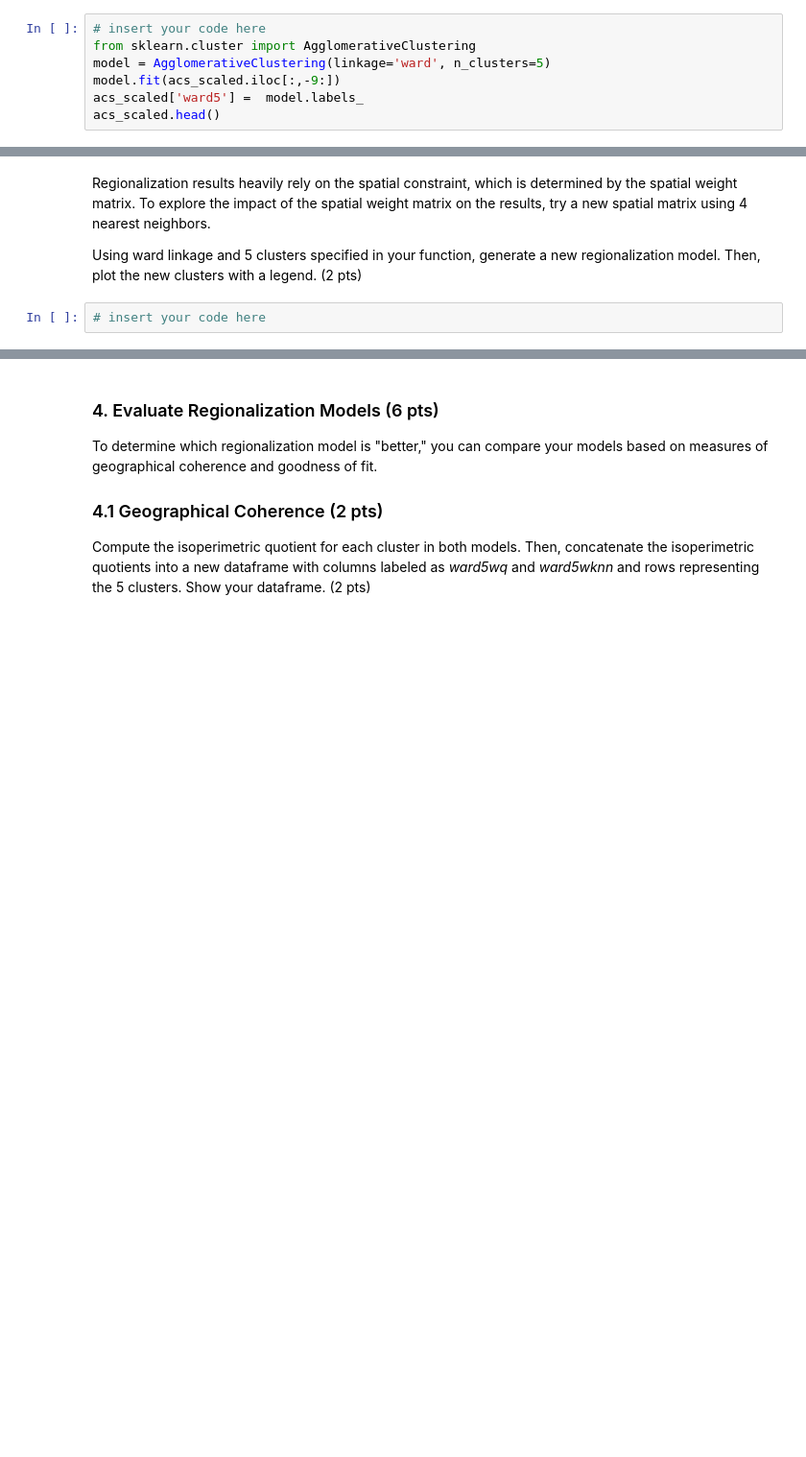
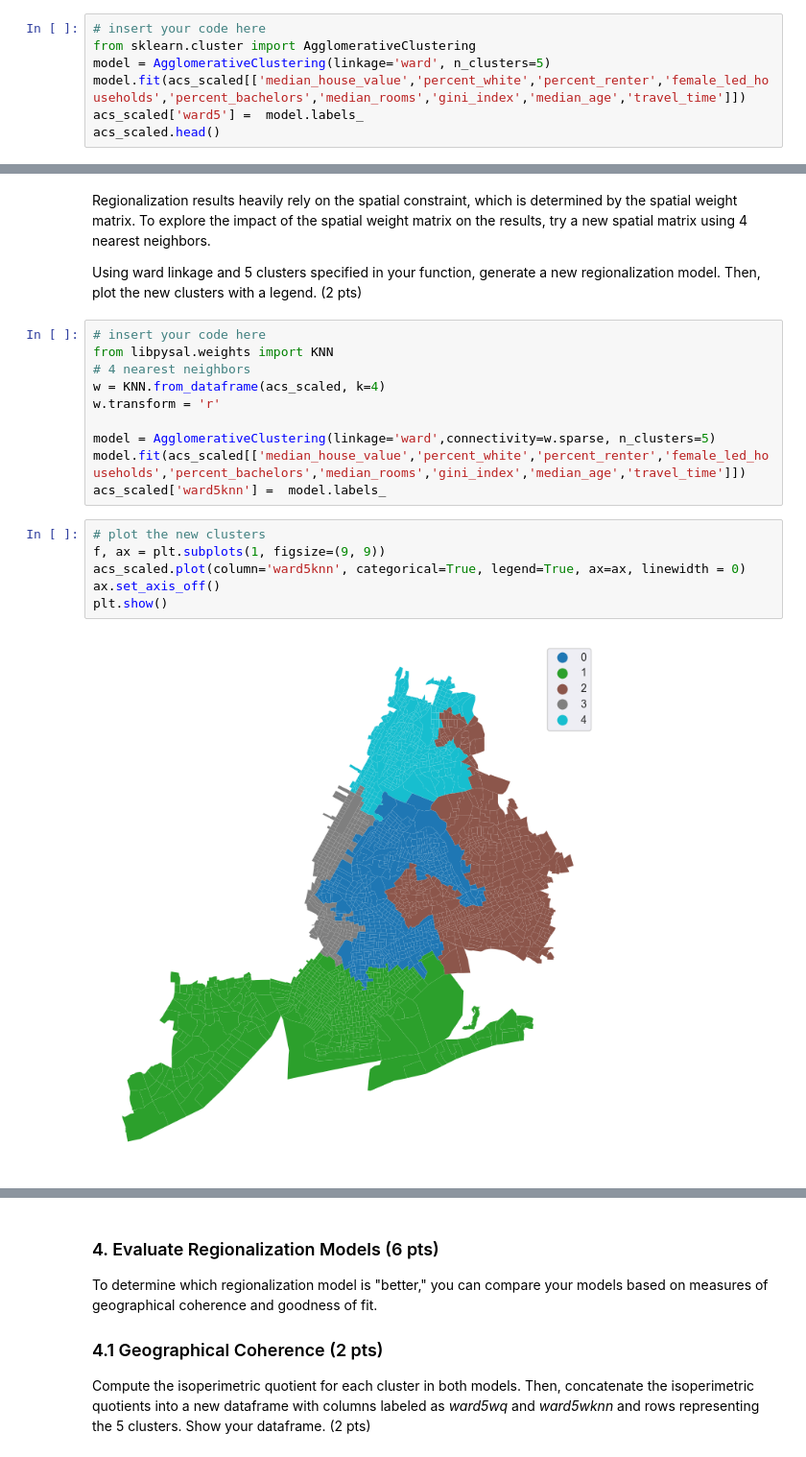
Before and after one commit to RainCyz/4680_5680_intro_uds, a Jupyter notebook: Homework/hw_solution/HW4_Yucheng.ipynb, the cells around one changed output, grey strips where cells are left out. Shown: that part at 96% size. Drawn from its saved outputs; the diff is of its cells as text; blank space fills up the shorter version.

```diff
--- a/Homework/hw_solution/HW4_Yucheng.ipynb
+++ b/Homework/hw_solution/HW4_Yucheng.ipynb
@@ -127,7 +127,7 @@ Create the regionalization model based on **acs_scaled** by specifying the linka
 # insert your code here
 from sklearn.cluster import AgglomerativeClustering
 model = AgglomerativeClustering(linkage='ward', n_clusters=5)
-model.fit(acs_scaled.iloc[:,-9:])
+model.fit(acs_scaled[['median_house_value','percent_white','percent_renter','female_led_households','percent_bachelors','median_rooms','gini_index','median_age','travel_time']])
 acs_scaled['ward5'] =  model.labels_
 acs_scaled.head()
 # %% [output]
@@ -153,5 +153,21 @@ plt.show()
 Regionalization results heavily rely on the spatial constraint, which is determined by the spatial weight matrix. To explore the impact of the spatial weight matrix on the results, try a new spatial matrix using 4 nearest neighbors.
 
 Using ward linkage and 5 clusters specified in your function, generate a new regionalization model. Then, plot the new clusters with a legend. (2 pts)
-# %%
-# insert your code here
+# %%
+# insert your code here
+from libpysal.weights import KNN
+# 4 nearest neighbors
+w = KNN.from_dataframe(acs_scaled, k=4)
+w.transform = 'r'
+
+model = AgglomerativeClustering(linkage='ward',connectivity=w.sparse, n_clusters=5)
+model.fit(acs_scaled[['median_house_value','percent_white','percent_renter','female_led_households','percent_bachelors','median_rooms','gini_index','median_age','travel_time']])
+acs_scaled['ward5knn'] =  model.labels_
+# %%
+# plot the new clusters
+f, ax = plt.subplots(1, figsize=(9, 9))
+acs_scaled.plot(column='ward5knn', categorical=True, legend=True, ax=ax, linewidth = 0)
+ax.set_axis_off()
+plt.show()
+# %% [output]
+[figure, added]
```
Also changed, not shown: parts of 54 cells of this notebook, 2 other files.
